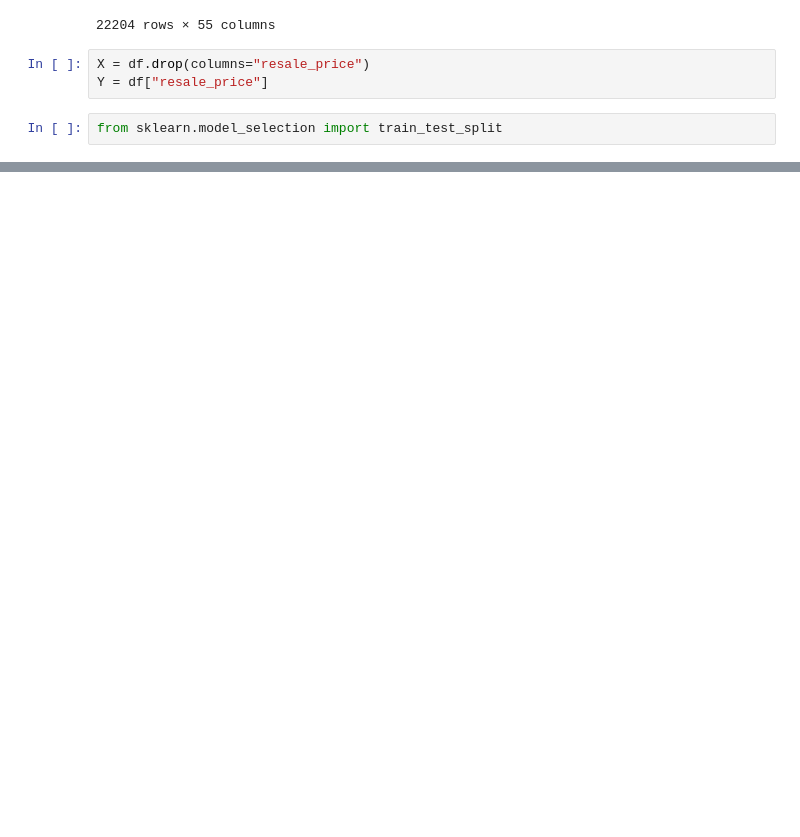
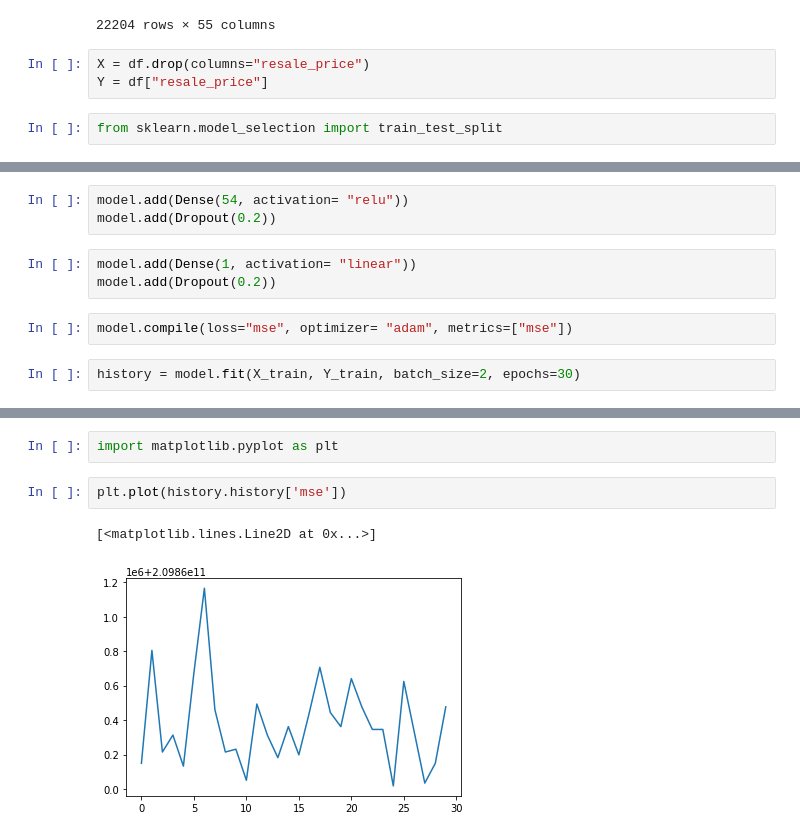
Before and after one commit to IshmitaKaur/AI--Assignment-1, a Jupyter notebook: ResaleFlatPrice.ipynb, the cells around one changed output, grey strips where cells are left out. Cells and saved outputs as stored; diff of their text form; blank space fills up the shorter version.

```diff
--- a/ResaleFlatPrice.ipynb
+++ b/ResaleFlatPrice.ipynb
@@ -158,0 +235,10 @@ from sklearn.model_selection import train_test_split
+# %%
+model.add(Dense(54, activation= "relu"))
+model.add(Dropout(0.2))
+# %%
+model.add(Dense(1, activation= "linear"))
+model.add(Dropout(0.2))
+# %%
+model.compile(loss="mse", optimizer= "adam", metrics=["mse"])
+# %%
+history = model.fit(X_train, Y_train, batch_size=2, epochs=30)
@@ -158,0 +263,7 @@ from sklearn.model_selection import train_test_split
+# %%
+import matplotlib.pyplot as plt
+# %%
+plt.plot(history.history['mse'])
+# %% [output]
+[<matplotlib.lines.Line2D at 0x...>]
+[figure, added]
```
Also changed, not shown: parts of 26 cells of this notebook.
